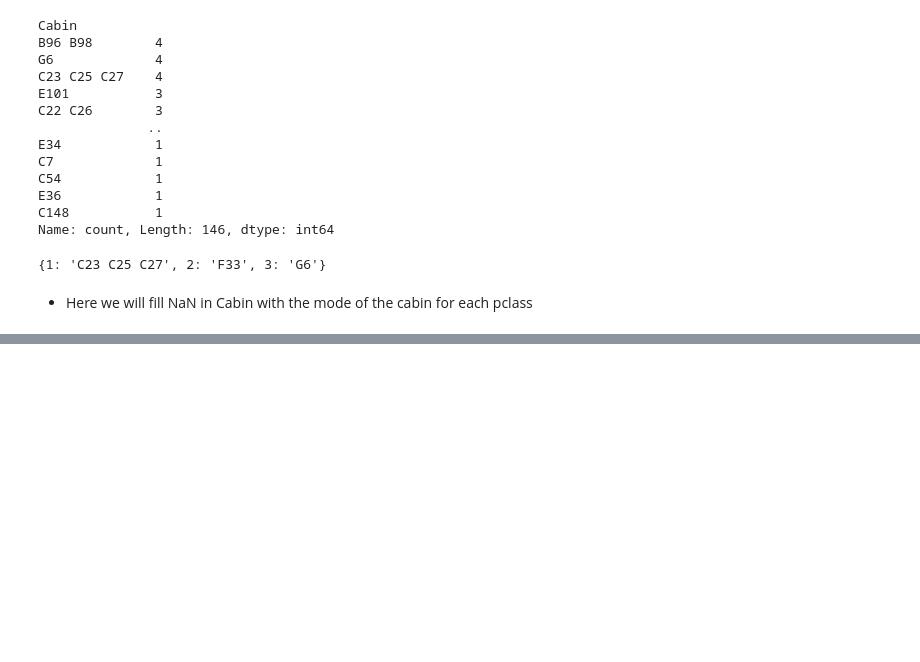
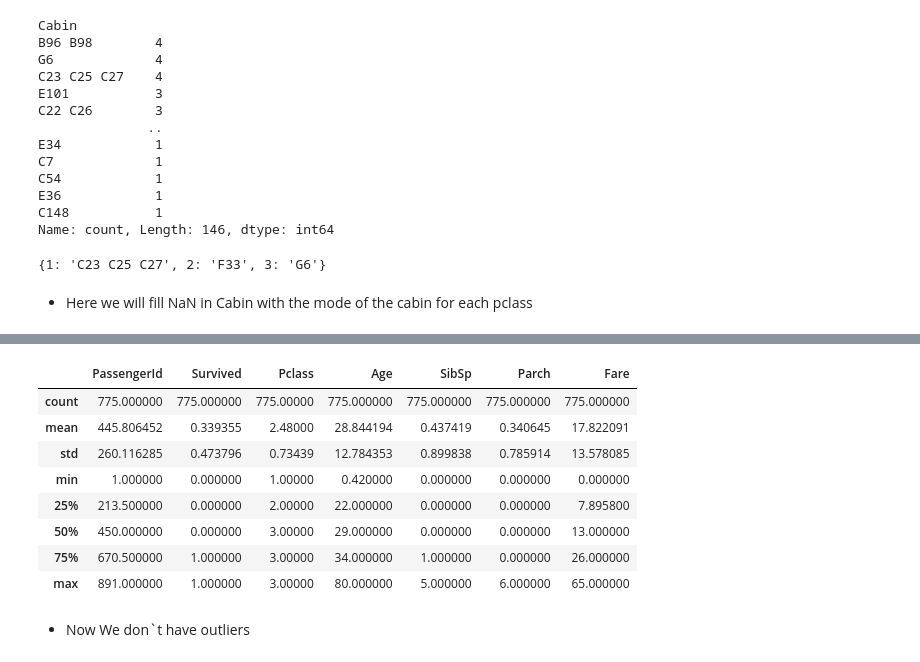
Before and after one commit to EngAhmed19/TitanicEDA, a Jupyter notebook: Untitled.ipynb, the cells around one changed output, grey strips where cells are left out. Saved outputs shown, nothing was run; the diff lists cells and outputs as text; code cells hidden in the pictures; blank space fills up the shorter version.

```diff
--- a/Untitled.ipynb
+++ b/Untitled.ipynb
@@ -221,0 +293,16 @@ tit
+# %%
+titanic=titanic[no_outlier_mask]
+# %%
+titanic.describe()
+# %% [output]
+|  | PassengerId | Survived | Pclass | Age | SibSp | Parch | Fare |
+| count | 775.000000 | 775.000000 | 775.00000 | 775.000000 | 775.000000 | 775.000000 | 775.000000 |
+| mean | 445.806452 | 0.339355 | 2.48000 | 28.844194 | 0.437419 | 0.340645 | 17.822091 |
+| std | 260.116285 | 0.473796 | 0.73439 | 12.784353 | 0.899838 | 0.785914 | 13.578085 |
+| min | 1.000000 | 0.000000 | 1.00000 | 0.420000 | 0.000000 | 0.000000 | 0.000000 |
+| 25% | 213.500000 | 0.000000 | 2.00000 | 22.000000 | 0.000000 | 0.000000 | 7.895800 |
+| 50% | 450.000000 | 0.000000 | 3.00000 | 29.000000 | 0.000000 | 0.000000 | 13.000000 |
+| 75% | 670.500000 | 1.000000 | 3.00000 | 34.000000 | 1.000000 | 0.000000 | 26.000000 |
+| max | 891.000000 | 1.000000 | 3.00000 | 80.000000 | 5.000000 | 6.000000 | 65.000000 |
+# %% [markdown]
+- Now We don`t have outliers
```
Also changed, not shown: parts of 9 cells of this notebook.
